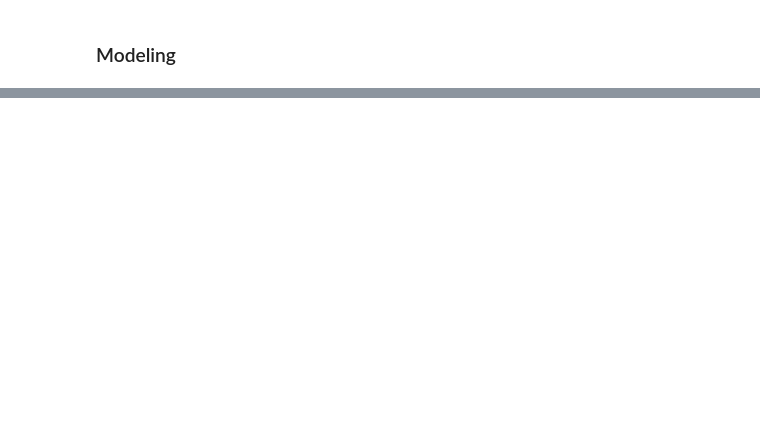
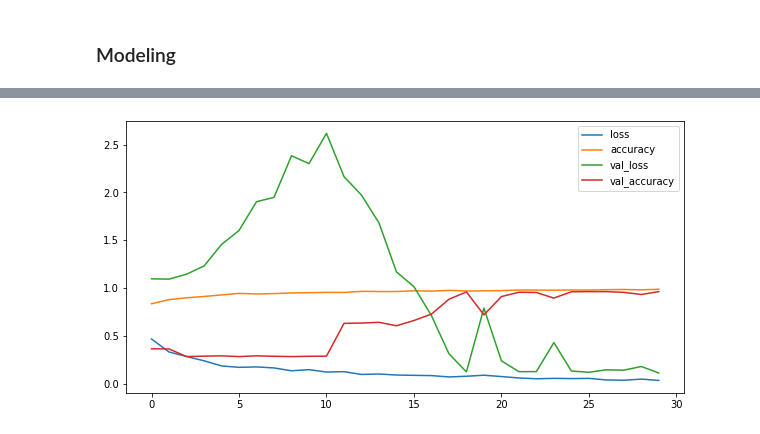
Before and after one commit to Hackman-git/Covid-recognition, a Jupyter notebook: Code/Covid detection.ipynb, the cells around one changed output, grey strips where cells are left out. Saved outputs shown, nothing was run; the diff lists cells and outputs as text; code cells hidden in the pictures; blank space fills up the shorter version.

Commit message:
base model build, test accuracy=0.98

```diff
--- a/Code/Covid detection.ipynb
+++ b/Code/Covid detection.ipynb
@@ -201,24 +202,21 @@ def build_model():
     model = tf.keras.Sequential([
         tf.keras.Input(shape=(IMAGE_SIZE[0], IMAGE_SIZE[1], 3)),
 
-        tf.keras.layers.Conv2D(16, 3, activation='relu', padding='same'),
-        tf.keras.layers.Conv2D(16, 3, activation='relu', padding='same'),
+        tf.keras.layers.Conv2D(64, 7, activation='relu', padding='same'),
+#         tf.keras.layers.Conv2D(16, 3, activation='relu', padding='same'),
         tf.keras.layers.MaxPool2D(),
 
-        conv_block(32),
-        conv_block(64),
+        conv_block(128),
+        conv_block(256),
         tf.keras.layers.Dropout(rate=0.5),
 
-        conv_block(128),
-        tf.keras.layers.Dropout(0.5),
-
-#         conv_block(256),
-#         tf.keras.layers.Dropout(0.2),
+        conv_block(256),
+        tf.keras.layers.Dropout(0.4),
 
         tf.keras.layers.Flatten(),
-#         dense_block(512, 0.7),
-#         dense_block(128, 0.5),
+        dense_block(128, 0.5),
         dense_block(64, 0.5),
+
 
         tf.keras.layers.Dense(3, activation='softmax')
     ])
@@ -228,12 +226,10 @@ def build_model():
 model = build_model()
 
 METRICS = [
-    'accuracy',
-#     tf.keras.metrics.Recall(),
-#     tf.keras.metrics.Precision()
+    'accuracy'
 ]
 
-opt = tf.keras.optimizers.Adam(learning_rate=0.0005)
+opt = tf.keras.optimizers.Adam(learning_rate=0.0006)
 
 model.compile(
     optimizer= opt,
@@ -262,9 +258,8 @@ Non-trainable params: 576
 _________________________________________________________________
 # %%
-checkpoint = tf.keras.callbacks.ModelCheckpoint("covid_model.h5",save_best_only=True)
-early_stopping = tf.keras.callbacks.EarlyStopping(patience=5, monitor='val_loss', restore_best_weights=True)
-lr_scheduler = tf.keras.callbacks.ReduceLROnPlateau(monitor='val_loss',
-                factor=0.2, patience=10, mode='min', min_lr=1E-5)
+checkpoint = tf.keras.callbacks.ModelCheckpoint("D:/desktop/Practicum/covid_model.h5",save_best_only=True)
+early_stopping = tf.keras.callbacks.EarlyStopping(patience=5, restore_best_weights=True)
+lr_scheduler = tf.keras.callbacks.ReduceLROnPlateau(factor=0.2, patience=10, mode='min', min_lr=1E-5)
 # %%
 history = model.fit(
     train_set,
@@ -272,6 +267,6 @@ history = model.fit(
     epochs = EPOCHS,
     validation_data = val_set,
     validation_steps = VAL_SIZE // BATCH_SIZE,
-    callbacks=[checkpoint, early_stopping, lr_scheduler]
+    callbacks=[checkpoint]
 )
 # %% [output]
@@ -290,0 +295,5 @@ Epoch 6/40
+# %%
+pd.DataFrame(history.history).plot(figsize=(10,5))
+plt.show()
+# %% [output]
+[figure, added]
```
Also changed, not shown: parts of 15 cells of this notebook.
